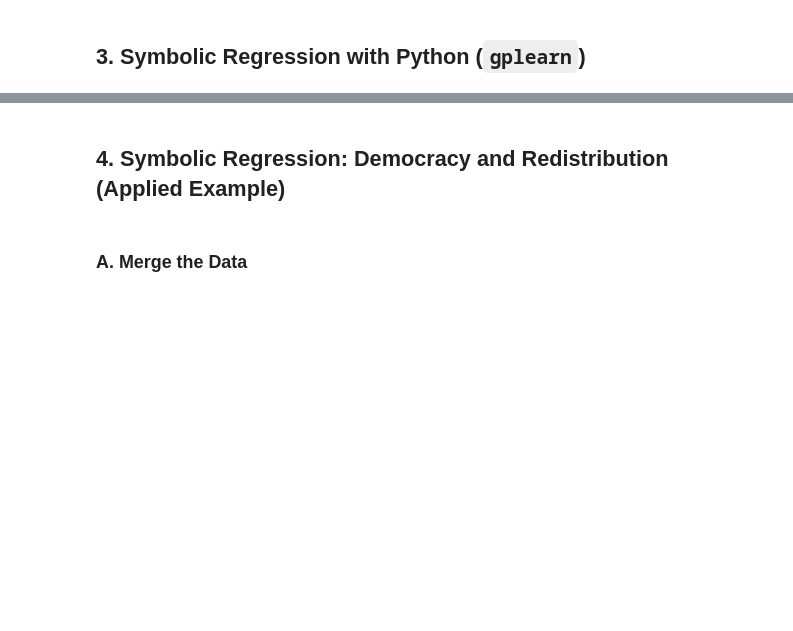
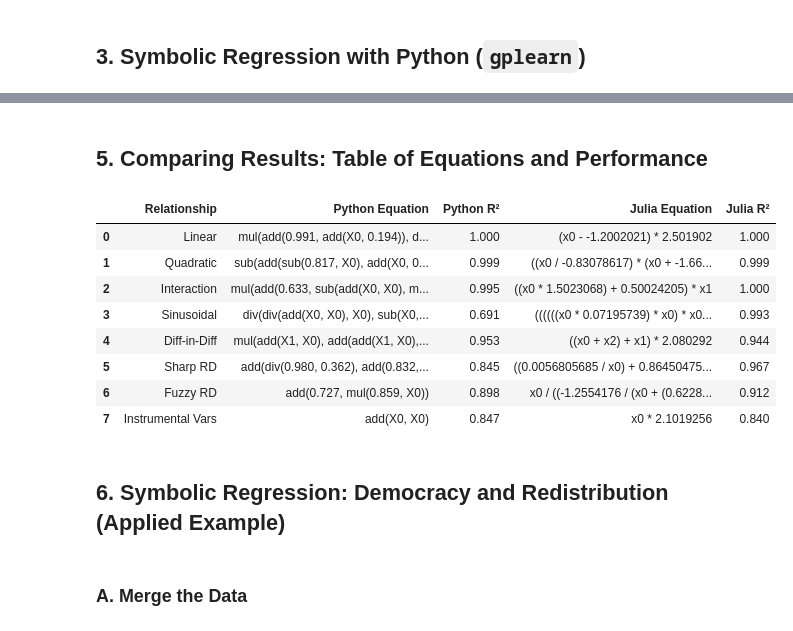
Before and after one commit to DanBaissa/symbolic_regression_polisci, a Jupyter notebook: Symbolic_Regression_Political_Science_Edition.ipynb, the cells around one changed output, grey strips where cells are left out. Drawn from its saved outputs; the diff is of its cells as text; code cells hidden in the pictures; blank space fills up the shorter version.

```diff
--- a/Symbolic_Regression_Political_Science_Edition.ipynb
+++ b/Symbolic_Regression_Political_Science_Edition.ipynb
@@ -80,0 +204,23 @@ for name, X_data, y_data, _ in datasets:
+# %%
+pysr_results = []
+
+for name, X_data, y_data, _ in datasets:
+    print(f"\n=== {name} (Julia/PySR) ===")
+    X_train, X_test, y_train, y_test = train_test_split(X_data, y_data, test_size=0.3, random_state=42)
+
+    model = PySRRegressor(
+        model_selection="best",
+        verbosity=0,
+        parsimony=0.01,
+    )
+
+    model.fit(X_train, y_train)
+    y_pred_jl = model.predict(X_test)
+    jl_r2 = r2_score(y_test, y_pred_jl)
+
+    best_eq = model.get_best().equation  # ✅ This gives a clean string like "x0*2.5 + 3"
+
+    print("Discovered equation (Julia):", best_eq)
+    print("Test set R^2:", jl_r2)
+
+    pysr_results.append({'name': name, 'eq': best_eq, 'r2': jl_r2})
@@ -81,5 +259,31 @@ for name, X_data, y_data, _ in datasets:
+# %% [markdown]
+## 5. Comparing Results: Table of Equations and Performance
+# %%
+summary = []
+for g, j in zip(gplearn_results, pysr_results):
+    summary.append({
+        'Relationship': g['name'],
+        'Python Equation': g['eq'],
+        'Python R²': f"{g['r2']:.3f}",
+        'Julia Equation': j['eq'],
+        'Julia R²': f"{j['r2']:.3f}",
+    })
+df_summary = pd.DataFrame(summary)
+
+from IPython.display import display
+display(df_summary.style.set_properties(**{'text-align': 'left'}))
+# %% [output]
+|  | Relationship | Python Equation | Python R² | Julia Equation | Julia R² |
+| 0 | Linear | mul(add(0.991, add(X0, 0.194)), d... | 1.000 | (x0 - -1.2002021) * 2.501902 | 1.000 |
+| 1 | Quadratic | sub(add(sub(0.817, X0), add(X0, 0... | 0.999 | ((x0 / -0.83078617) * (x0 + -1.66... | 0.999 |
+| 2 | Interaction | mul(add(0.633, sub(add(X0, X0), m... | 0.995 | ((x0 * 1.5023068) + 0.50024205) * x1 | 1.000 |
+| 3 | Sinusoidal | div(div(add(X0, X0), X0), sub(X0,... | 0.691 | ((((((x0 * 0.07195739) * x0) * x0... | 0.993 |
+| 4 | Diff-in-Diff | mul(add(X1, X0), add(add(X1, X0),... | 0.953 | ((x0 + x2) + x1) * 2.080292 | 0.944 |
+| 5 | Sharp RD | add(div(0.980, 0.362), add(0.832,... | 0.845 | ((0.0056805685 / x0) + 0.86450475... | 0.967 |
+| 6 | Fuzzy RD | add(0.727, mul(0.859, X0)) | 0.898 | x0 / ((-1.2554176 / (x0 + (0.6228... | 0.912 |
+| 7 | Instrumental Vars | add(X0, X0) | 0.847 | x0 * 2.1019256 | 0.840 |
 # %% [markdown]
-## 4. Symbolic Regression: Democracy and Redistribution (Applied Example)
+## 6. Symbolic Regression: Democracy and Redistribution (Applied Example)
 # %% [markdown]
 ### A. Merge the Data
 # %%
```
Also changed, not shown: parts of 17 cells of this notebook.
